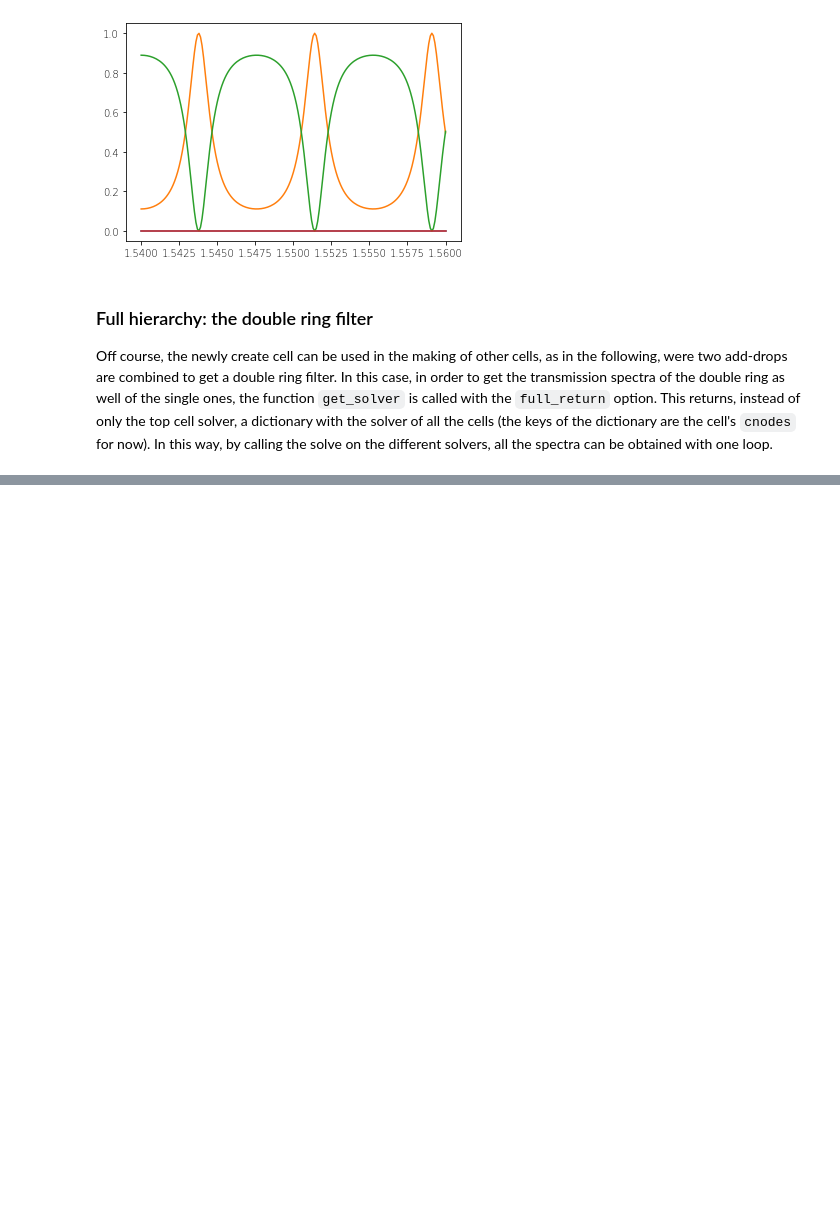
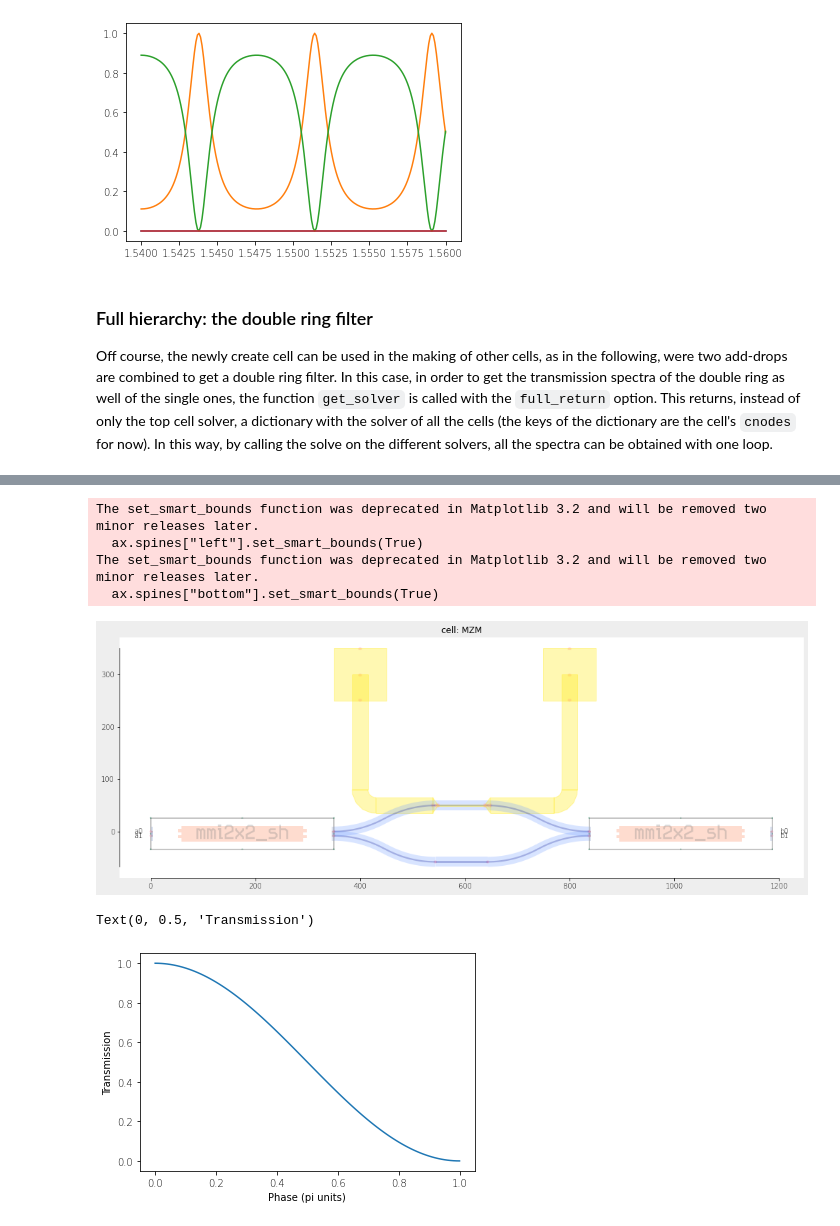
Before and after one commit to mpasson/lekkersim, a Jupyter notebook: jupiter/Nazca Integration.ipynb, the cells around one changed output, grey strips where cells are left out. Drawn from its saved outputs; the diff is of its cells as text; code cells hidden in the pictures; blank space fills up the shorter version.

```diff
--- a/jupiter/Nazca Integration.ipynb
+++ b/jupiter/Nazca Integration.ipynb
@@ -197,0 +206,64 @@ Free pins of solver:       Solver of Double_Filter (id=139629724970176))
+# %%
+
+xsShallow=nd.get_xsection('Shallow')
+with nd.Cell(name='PhaseShifter') as PS:
+    t1=demo.metaldc.taper(width2=2.0,length=10.0).put()
+    demo.metaldc.strt(90.0,width=2.0).put()
+    t2=demo.metaldc.taper(width1=2.0,length=10.0).put()
+
+    wg=demo.shallow.strt(100.0).put(5.0,0.0,0.0)
+
+    nd.Pin('c0').put(t1.pin['a0'])
+    nd.Pin('c1').put(t2.pin['b0'])
+    nd.Pin('a0').put(wg.pin['a0'])
+    nd.Pin('b0').put(wg.pin['b0'])
+
+    PS.model_info['model']=sv.TH_PhaseShifter(100.0,xsShallow.Neff)
+
+with nd.Cell(name='DC_pad') as DCp:
+    demo.metaldc.strt(100.0,width=100.0).put(-50.0,0,0)
+    nd.Pin('a0').put(0,0,90.0)
+
+
+with nd.Cell(name='MZM') as MZM:
+    m1=MMI.put()
+    demo.shallow.sbend(offset=50.0).put()
+    ps=PS.put()
+    #demo.shallow.strt(100.0).put()
+    demo.shallow.sbend(offset=-50.0).put()
+    m2=MMI.put()
+    demo.shallow.sbend(offset=-50.0).put(m1.pin['b1'])
+    demo.shallow.strt(100.0).put()
+    demo.shallow.sbend(offset=50.0).put()
+
+    DCp.put(400.0,300.0,180.0)
+    demo.metaldc.strt_bend_strt_p2p(ps.pin['c0']).put()
+    DCp.put(800.0,300.0,180.0)
+    demo.metaldc.strt_bend_strt_p2p(ps.pin['c1']).put()
+
+    nd.Pin('a0').put(m1.pin['a0'])
+    nd.Pin('a1').put(m1.pin['a1'])
+    nd.Pin('b0').put(m2.pin['b0'])
+    nd.Pin('b1').put(m2.pin['b1'])
+
+
+
+nd.export_plt(topcells=MZM)
+
+sol=nd.get_solver(MZM)
+
+sol.solve(wl=1.55)
+
+psl=np.linspace(0.0,1.0,101)
+T=[sol.solve(wl=1.55,PS=ps).get_T('a0','b0') for ps in psl]
+plt.plot(psl,T)
+plt.xlabel('Phase (pi units)')
+plt.ylabel('Transmission')
+# %% [output]
+The set_smart_bounds function was deprecated in Matplotlib 3.2 and will be removed two minor releases later.
+  ax.spines["left"].set_smart_bounds(True)
+The set_smart_bounds function was deprecated in Matplotlib 3.2 and will be removed two minor releases later.
+  ax.spines["bottom"].set_smart_bounds(True)
+[figure, added]
+Text(0, 0.5, 'Transmission')
+[figure, added]
```
Also changed, not shown: parts of 9 cells of this notebook, 2 other files.
